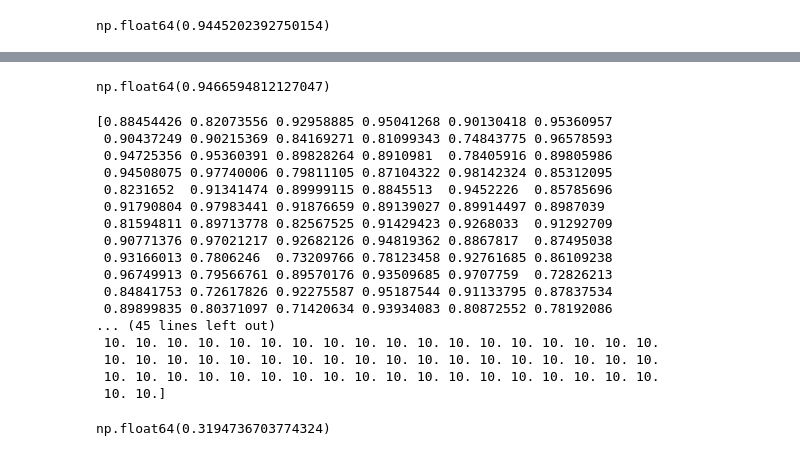
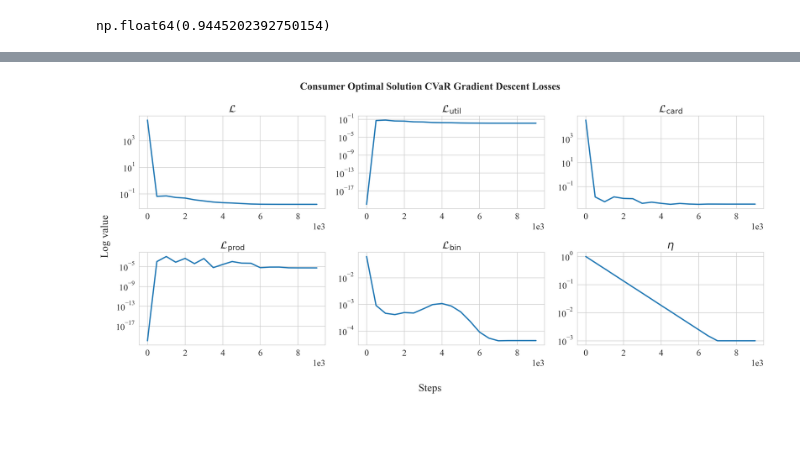
Before and after one commit to dqmis/msc-thesis, a Jupyter notebook: notebooks/experiments/gradient_experiments.ipynb, the cells around one changed output, grey strips where cells are left out. Saved outputs shown, nothing was run; the diff lists cells and outputs as text; code cells hidden in the pictures; blank space fills up the shorter version.

```diff
--- a/notebooks/experiments/gradient_experiments.ipynb
+++ b/notebooks/experiments/gradient_experiments.ipynb
@@ -61,7 +58,7 @@ np.mean(np.sum(cvar_allocations * sampled_matrix, axis=1)) / 10
 # %% [output]
 np.float64(0.9445202392750154)
 # %%
-allocations = compute_consumer_optimal_solution_cvar_grad(
+allocations, losses = compute_consumer_optimal_solution_cvar_grad(
     rel_matrix=sampled_matrix,
     k_rec=10,
     producer_max_min_utility=10,
@@ -160,5 +92,0 @@ compute_std_between_groups(A_opt * sampled_matrix, group_assignments), compute_s
-# %%
-A_cont = model.eval().forward().detach().cpu().numpy()
-A_opt = np.zeros_like(A_cont)
-for i, row in enumerate(A_cont):
-    A_opt[i, row.argsort()[-k_rec:]] = 1
@@ -441,37 +92,0 @@ array([ 7.,  5., 12.,  9., 13.,  8., 12.,  7., 11.,  6.,  9., 16., 13.,
-# %%
-np.mean(np.sum(mean_allocations * rel_mat, axis=1) / k_rec)
-# %% [output]
-np.float64(0.9466594812127047)
-# %%
-
-# for each rel_mat row, take top-k based on the allocation
-sorted_indices = np.argsort(mean_allocations, axis=1)[::-1][:, :k_rec]
-print(np.mean(rel_mat[np.arange(rel_mat.shape[0])[:, None], sorted_indices], axis=1))
-print(np.sum(mean_allocations, axis=0))
-print(np.sum(mean_allocations, axis=1))
-# %% [output]
-[0.88454426 0.82073556 0.92958885 0.95041268 0.90130418 0.95360957
- 0.90437249 0.90215369 0.84169271 0.81099343 0.74843775 0.96578593
- 0.94725356 0.95360391 0.89828264 0.8910981  0.78405916 0.89805986
- 0.94508075 0.97740006 0.79811105 0.87104322 0.98142324 0.85312095
- 0.8231652  0.91341474 0.89999115 0.8845513  0.9452226  0.85785696
- 0.91790804 0.97983441 0.91876659 0.89139027 0.89914497 0.8987039
- 0.81594811 0.89713778 0.82567525 0.91429423 0.9268033  0.91292709
- 0.90771376 0.97021217 0.92682126 0.94819362 0.8867817  0.87495038
- 0.93166013 0.7806246  0.73209766 0.78123458 0.92761685 0.86109238
- 0.96749913 0.79566761 0.89570176 0.93509685 0.9707759  0.72826213
- 0.84841753 0.72617826 0.92275587 0.95187544 0.91133795 0.87837534
- 0.89899835 0.80371097 0.71420634 0.93934083 0.80872552 0.78192086
-... (45 lines left out)
- 10. 10. 10. 10. 10. 10. 10. 10. 10. 10. 10. 10. 10. 10. 10. 10. 10. 10.
- 10. 10. 10. 10. 10. 10. 10. 10. 10. 10. 10. 10. 10. 10. 10. 10. 10. 10.
- 10. 10. 10. 10. 10. 10. 10. 10. 10. 10. 10. 10. 10. 10. 10. 10. 10. 10.
- 10. 10.]
-# %%
-# compute correlation between the two allocations
-
-
-corr = compute_correlation(new_alls, mean_allocations)
-corr
-# %% [output]
-np.float64(0.3194736703774324)
@@ -477,0 +95,32 @@ np.float64(0.3194736703774324)
+# %%
+losses = np.array(losses) + 1e-20
+losses_names = ["$\mathcal{L}$", "$\mathcal{L}_{\mathrm{util}}$", "$\mathcal{L}_{\mathrm{card}}$", "$\mathcal{L}_{\mathrm{prod}}$", "$\mathcal{L}_{\mathrm{bin}}$", "$\eta$"]
+# %%
+import matplotlib.pyplot as plt
+import seaborn as sns
+import matplotlib as mpl
+
+mpl.rc('font', **{'size': 14})
+sns.set_style("whitegrid")
+plt.rcParams["font.family"] = "Times New Roman"
+
+fig, axs = plt.subplots(2, 3, figsize=(15, 7), dpi=300)
+axs = axs.flatten()  # turn the 3×2 array into a length-6 list
+x_vals = np.arange(len(losses)) * 500
+
+for i, ax in enumerate(axs):
+    y = losses[:, i]
+    low, high = np.percentile(y, [1, 99])
+    ax.plot(x_vals, losses[:, i], label=losses_names[i], linewidth=2)
+    ax.set_title(losses_names[i])
+    ax.set_yscale('log')
+    ax.ticklabel_format(style='sci', axis='x', scilimits=(0, 0))
+
+fig.suptitle("Consumer Optimal Solution CVaR Gradient Descent Losses", fontsize=16, fontweight='bold')
+fig.supxlabel("Steps")
+fig.supylabel("Log value")
+
+plt.tight_layout()
+plt.savefig("consumer_optimal_solution_cvar_losses.pdf", dpi=300)
+# %% [output]
+[figure, added]
```
Also changed, not shown: parts of 24 cells of this notebook, 4 other files.
